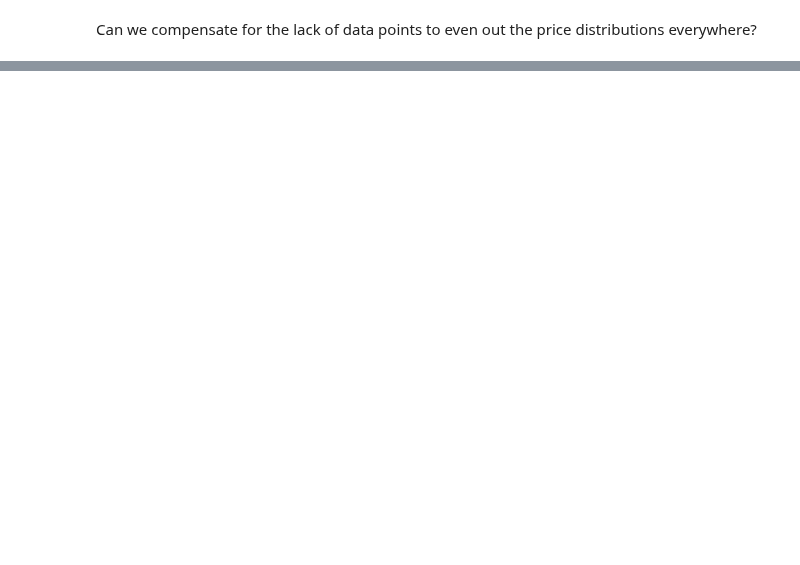
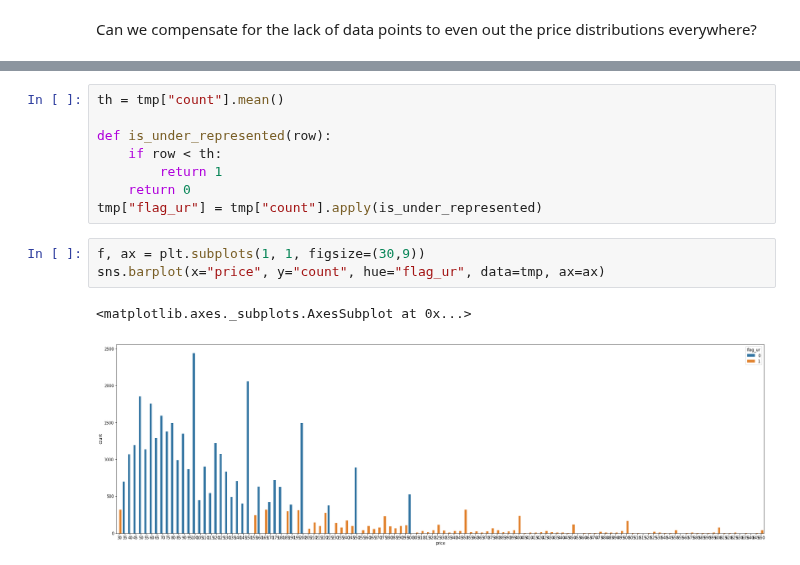
Before and after one commit to principal-miners/listings, a Jupyter notebook: ssh/Modeling.ipynb, the cells around one changed output, grey strips where cells are left out. Cells and saved outputs as stored; diff of their text form; blank space fills up the shorter version.

```diff
--- a/ssh/Modeling.ipynb
+++ b/ssh/Modeling.ipynb
@@ -243,0 +254,14 @@ plot_bar(x="price", y="count", data=tmp, ax=ax, xrot=90, legend=True)
+# %%
+th = tmp["count"].mean()
+
+def is_under_represented(row):
+    if row < th:
+        return 1
+    return 0
+tmp["flag_ur"] = tmp["count"].apply(is_under_represented)
+# %%
+f, ax = plt.subplots(1, 1, figsize=(30,9))
+sns.barplot(x="price", y="count", hue="flag_ur", data=tmp, ax=ax)
+# %% [output]
+<matplotlib.axes._subplots.AxesSubplot at 0x...>
+[figure, added]
```
Also changed, not shown: parts of 7 cells of this notebook, 1 other file.
